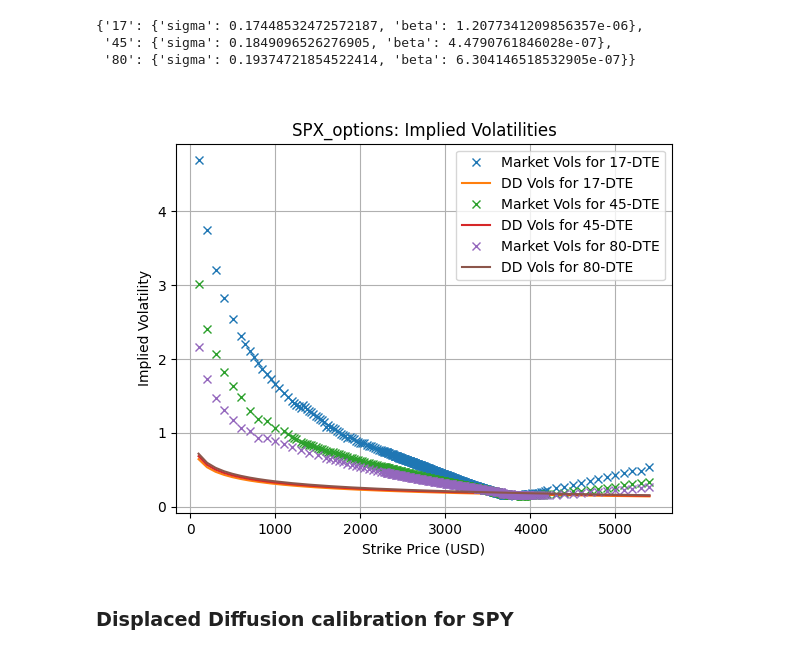
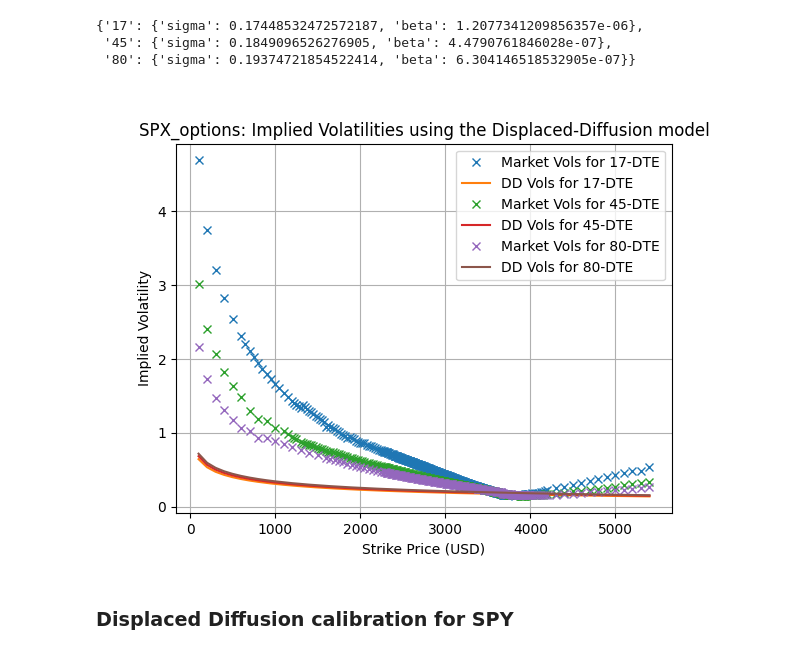
Before and after one commit to BennyAng48/QF620, a Jupyter notebook: Project/Project_Part2_v3.ipynb, the cells around one changed output. Drawn from its saved outputs; the diff is of its cells as text; code cells hidden in the pictures.

Commit message:
Project Part 2 with charts

```diff
--- a/Project/Project_Part2_v3.ipynb
+++ b/Project/Project_Part2_v3.ipynb
@@ -734,39 +734,39 @@ SPX_DD_params_by_date
 # %%
 plt.figure()
 
-plt.title("SPX_options: Implied Volatilities")
+plt.title("SPX_options: Implied Volatilities using the Displaced-Diffusion model")
 
 for day_to_expiry, df_vol in implied_vol_dict_spx.items():
 
     T = float(day_to_expiry) / 365
     params = SPX_DD_params_by_date[day_to_expiry]
     beta = params["beta"]
     sigma = params["sigma"]
 
     ddvols = []
     for i, K in enumerate(df_vol["strike"]):
         option_type = df_vol["options_type"][i]
         if option_type == "call":
             price = DisplacedDiffusionCall(
                 SPX_spot, K, df_vol["discount_rate"][0], sigma, T, beta
             )
         else:
             price = DisplacedDiffusionPut(
                 SPX_spot, K, df_vol["discount_rate"][0], sigma, T, beta
             )
         implied_vol = impliedVolatility(SPX_spot, K, df_vol["discount_rate"][0], price, T, option_type)
         ddvols.append(implied_vol)
 
     plt.plot(df_vol["strike"], df_vol["impliedvol"], "x", label="Market Vols for {}-DTE".format(day_to_expiry))
     plt.plot(df_vol["strike"], ddvols, label="DD Vols for {}-DTE".format(day_to_expiry))
 
 plt.grid()
 plt.xlabel("Strike Price (USD)")
 plt.ylabel("Implied Volatility")
 plt.legend()
 plt.show()
 # %% [output]
-[figure, old version]
+[figure, new version]
 # %%
 # Initialize the figure
 fig = go.Figure()
```
Also changed, not shown: parts of 7 cells of this notebook.
